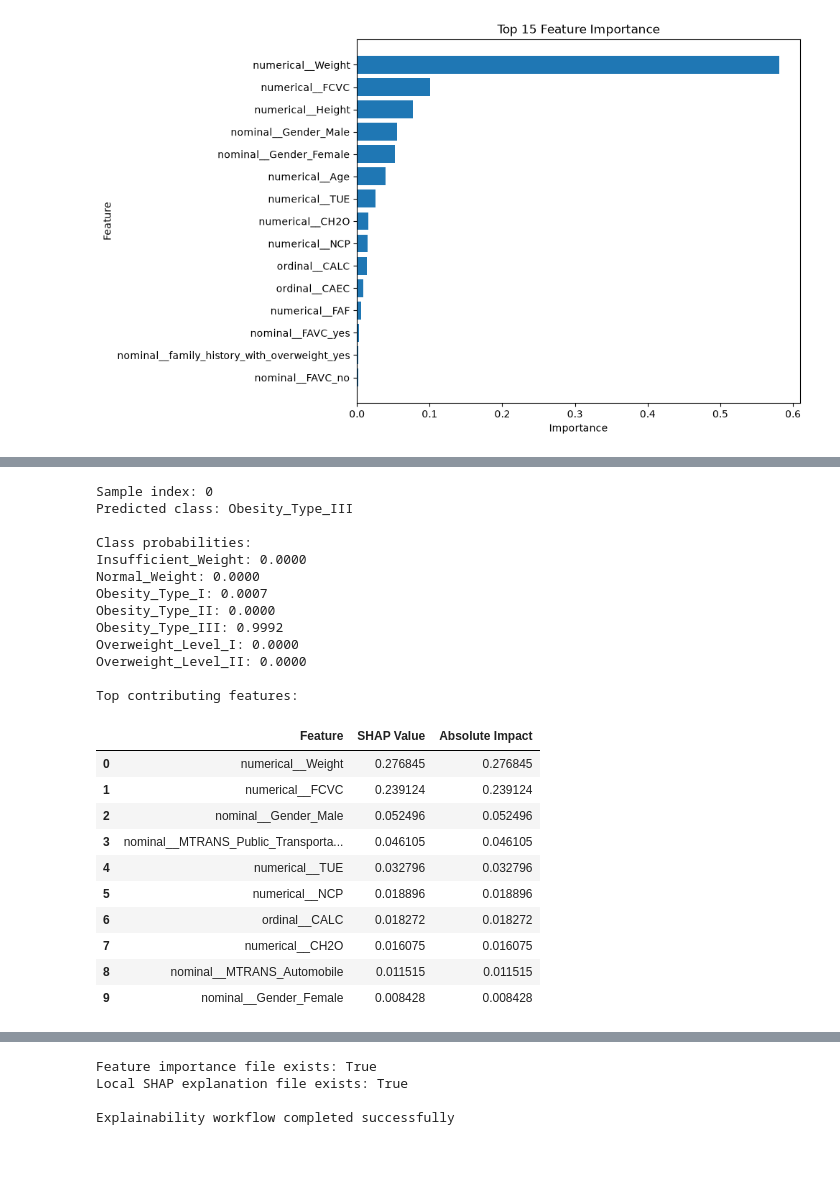
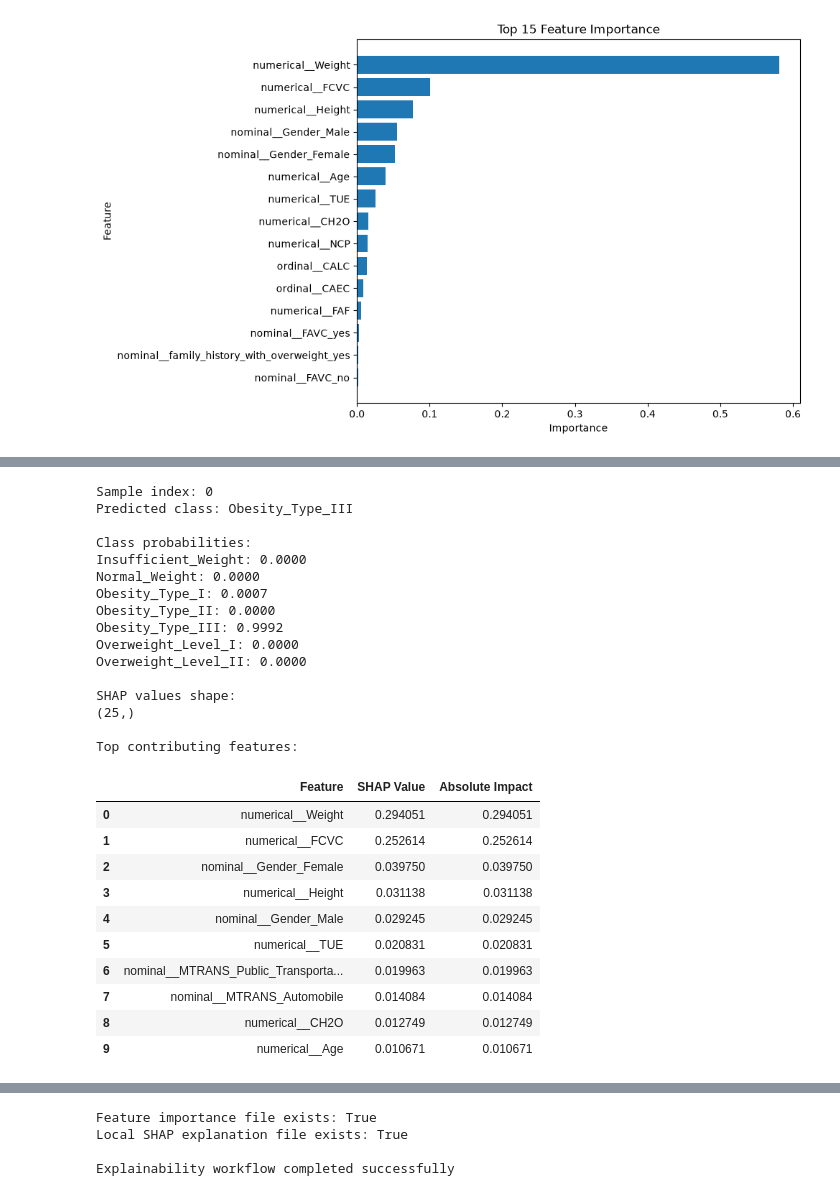
Before and after one commit to Mathu-code/Obesity-Risk-Intelligence-System, a Jupyter notebook: notebooks/06_explainability.ipynb, the cells around one changed output, grey strips where cells are left out. Saved outputs shown, nothing was run; the diff lists cells and outputs as text; code cells hidden in the pictures; blank space fills up the shorter version.

```diff
--- a/notebooks/06_explainability.ipynb
+++ b/notebooks/06_explainability.ipynb
@@ -246,6 +271,7 @@ Class index:
 # %%
-# Select one test sample to explain
+# Select one test sample
 sample_index = 0
+
 sample = X_shap_sample[sample_index]
 
 # Generate prediction
@@ -253,32 +279,46 @@ prediction = classifier.predict(
     sample.reshape(1, -1)
 )[0]
 
-# Generate prediction probabilities
+# Generate probabilities
 probability = classifier.predict_proba(
     sample.reshape(1, -1)
 )[0]
 
 print("Sample index:", sample_index)
+
 print("Predicted class:", prediction)
 
 print("\nClass probabilities:")
 
+# Use classifier classes to avoid mismatch
+model_classes = [
+    str(class_name)
+    for class_name in classifier.classes_
+]
+
 for class_name, prob in zip(
-    metadata["dataset"]["classes"],
+    model_classes,
     probability
 ):
-    print(f"{class_name}: {prob:.4f}")
+    print(
+        f"{class_name}: {prob:.4f}"
+    )
 
-# Extract SHAP values for predicted class
+# Get SHAP values for selected sample
 sample_shap = shap_values.values[sample_index]
 
-# Find index of predicted class
-class_index = metadata["dataset"]["classes"].index(
-    prediction
+# Find predicted class index
+class_index = model_classes.index(
+    str(prediction)
 )
 
-# Select SHAP values related to predicted class
-predicted_class_shap = sample_shap[:, class_index]
+# Select SHAP values for predicted class
+predicted_class_shap = (
+    sample_shap[:, class_index]
+)
+
+print("\nSHAP values shape:")
+print(predicted_class_shap.shape)
 
 # Create explanation dataframe
 local_df = pd.DataFrame(
@@ -292,44 +332,47 @@ local_df = pd.DataFrame(
 local_df["Absolute Impact"] = (
     local_df["SHAP Value"]
     .abs()
 )
 
-# Sort by highest impact
+# Sort by impact
 local_df = local_df.sort_values(
     by="Absolute Impact",
     ascending=False
 ).reset_index(drop=True)
 
 print("\nTop contributing features:")
 
 display(
     local_df.head(10)
 )
 # %% [output]
 Sample index: 0
 Predicted class: Obesity_Type_III
 
 Class probabilities:
 Insufficient_Weight: 0.0000
 Normal_Weight: 0.0000
 Obesity_Type_I: 0.0007
 Obesity_Type_II: 0.0000
 Obesity_Type_III: 0.9992
 Overweight_Level_I: 0.0000
 Overweight_Level_II: 0.0000
 
+SHAP values shape:
+(25,)
+
 Top contributing features:
 |  | Feature | SHAP Value | Absolute Impact |
-| 0 | numerical__Weight | 0.276845 | 0.276845 |
-| 1 | numerical__FCVC | 0.239124 | 0.239124 |
-| 2 | nominal__Gender_Male | 0.052496 | 0.052496 |
-| 3 | nominal__MTRANS_Public_Transporta... | 0.046105 | 0.046105 |
-| 4 | numerical__TUE | 0.032796 | 0.032796 |
-| 5 | numerical__NCP | 0.018896 | 0.018896 |
-| 6 | ordinal__CALC | 0.018272 | 0.018272 |
-| 7 | numerical__CH2O | 0.016075 | 0.016075 |
-| 8 | nominal__MTRANS_Automobile | 0.011515 | 0.011515 |
-| 9 | nominal__Gender_Female | 0.008428 | 0.008428 |
+| 0 | numerical__Weight | 0.294051 | 0.294051 |
+| 1 | numerical__FCVC | 0.252614 | 0.252614 |
+| 2 | nominal__Gender_Female | 0.039750 | 0.039750 |
+| 3 | numerical__Height | 0.031138 | 0.031138 |
+| 4 | nominal__Gender_Male | 0.029245 | 0.029245 |
+| 5 | numerical__TUE | 0.020831 | 0.020831 |
+| 6 | nominal__MTRANS_Public_Transporta... | 0.019963 | 0.019963 |
+| 7 | nominal__MTRANS_Automobile | 0.014084 | 0.014084 |
+| 8 | numerical__CH2O | 0.012749 | 0.012749 |
+| 9 | numerical__Age | 0.010671 | 0.010671 |
 # %%
 # Create reports directory if not available
 REPORTS.mkdir(
```
Also changed, not shown: parts of 4 cells of this notebook, 10 other files.
